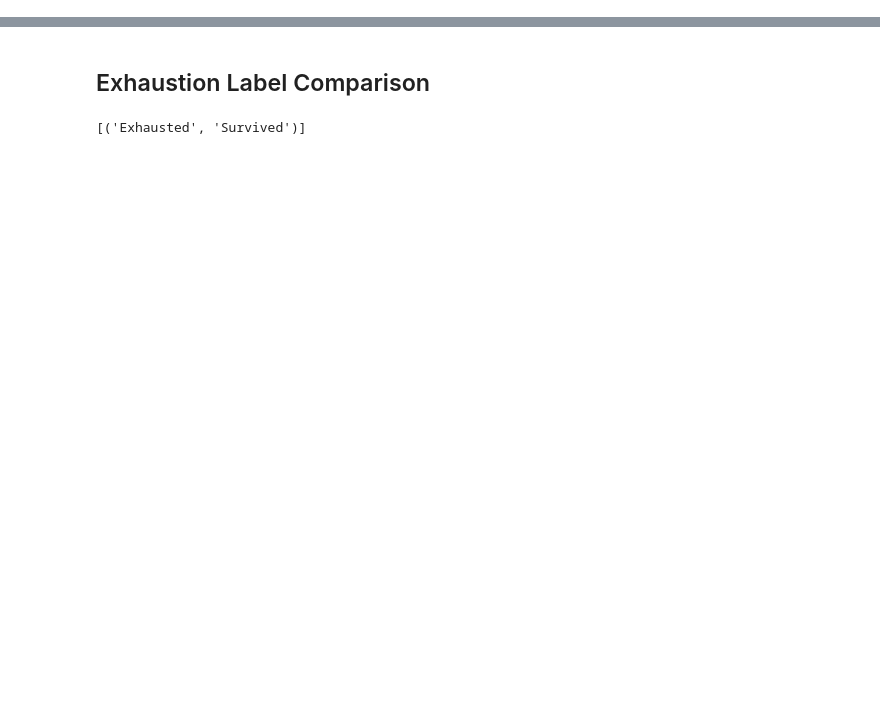
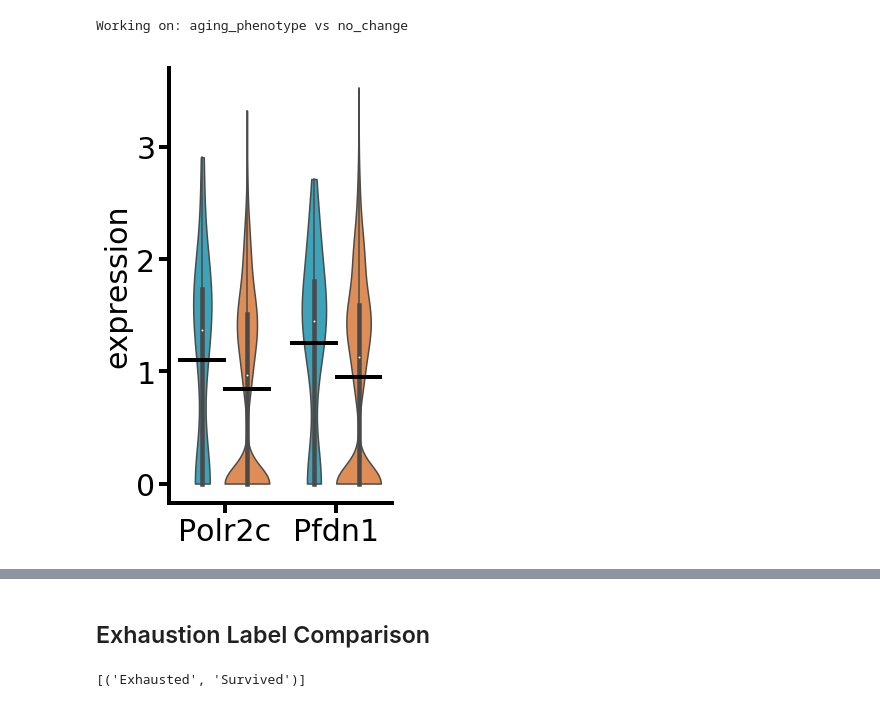
Before and after one commit to akre96/stemcell_aging, a Jupyter notebook: RNA_Seq_Serial_transplant.ipynb, the cells around one changed output, grey strips where cells are left out. Saved outputs shown, nothing was run; the diff lists cells and outputs as text; code cells hidden in the pictures; blank space fills up the shorter version.

```diff
--- a/RNA_Seq_Serial_transplant.ipynb
+++ b/RNA_Seq_Serial_transplant.ipynb
@@ -15,0 +92,8 @@ import os
+# %%
+experiment_rna_data_df = pd.read_csv('/Users/akre96/Data/HSC_aging_project/serial_transplant/rna_seq/MOLD_MB_RNA_expression_' + 'P' + str(percent_cell_threshold) + 'N' + str(umi_threshold) + '.csv')
+mapped_clones = pd.read_csv('/Users/akre96/Data/HSC_aging_project/serial_transplant/rna_seq/MOLD_MB_mapped_clones_' + 'P' + str(percent_cell_threshold) + 'N' + str(umi_threshold) + '.csv')
+# %%
+comparison_df = pd.read_csv(
+    '/Users/akre96/Data/HSC_aging_project/serial_transplant/rna_seq/MOLD_MB_Comparison_' + 'P' + str(percent_cell_threshold) + 'N' + str(umi_threshold) + '.csv',
+)
+comparison_df[comparison_df.experiment_type == 'experiment'][['replicate', 'experiment_type' ,'comparison', 'count_0', 'count_1', 'l0', 'l1']].drop_duplicates().sort_values(by=['replicate', 'comparison'])
@@ -15,0 +206,71 @@ import os
+# %%
+sig_genes = pass_fpr_and_p_df[['comparison','gene_name', 'gene_id', 'fold_change']]
+sig_genes = sig_genes[sig_genes.gene_name != 'Xist']
+sig_gene_expression = experiment_rna_data_df.merge(
+    sig_genes,
+    how='inner',
+    validate='m:m'
+)
+# %%
+mpl.rcParams['font.size'] = 30
+linewidth = 4
+for comp, c_df in sig_genes.groupby('comparison'):
+    print('Working on:', comp)
+    sig_gene_expression = experiment_rna_data_df.merge(
+        c_df,
+        how='inner',
+        validate='m:1'
+    )
+    l1_l2_df = sig_gene_expression[sig_gene_expression.label_name.isin(comp.split(' '))]
+    fig, ax = plt.subplots(figsize=(2 * c_df.gene_id.nunique(), 8))
+    linewidth=4
+    sns.violinplot(
+        y='expression',
+        x='gene_name',
+        hue='label_name',
+        data=l1_l2_df,
+        ax=ax,
+        palette=COLOR_PALETTES['group'],
+        hue_order=['aging_phenotype', 'no_change'],
+        dodge=True,
+        zorder=0,
+        cut=0
+
+    )
+    medianprops = dict(
+        linewidth=0,
+    )
+    meanprops = dict(
+        linestyle='solid',
+        linewidth=4,
+        color='black'
+    )
+
+
+    sns.boxplot(
+        y='expression',
+        x='gene_name',
+        hue='label_name',
+        hue_order=['aging_phenotype', 'no_change'],
+        data=l1_l2_df,
+        ax=ax,
+        fliersize=0,
+        showbox=False,
+        whiskerprops={
+            "alpha": 0
+        },
+        dodge=True,
+        showcaps=False,
+        showmeans=True,
+        meanline=True,
+        meanprops=meanprops,
+        medianprops=medianprops,
+    )
+    ax.legend().remove()
+    sns.despine()
+    fmt.change_axis_linewidth(ax, linewidth)
+    #ax.tick_params(axis='x', rotation=35)
+    ax.set_xlabel('')
+# %% [output]
+Working on: aging_phenotype vs no_change
+[figure, added]
```
Also changed, not shown: parts of 34 cells of this notebook, 2 other files.
